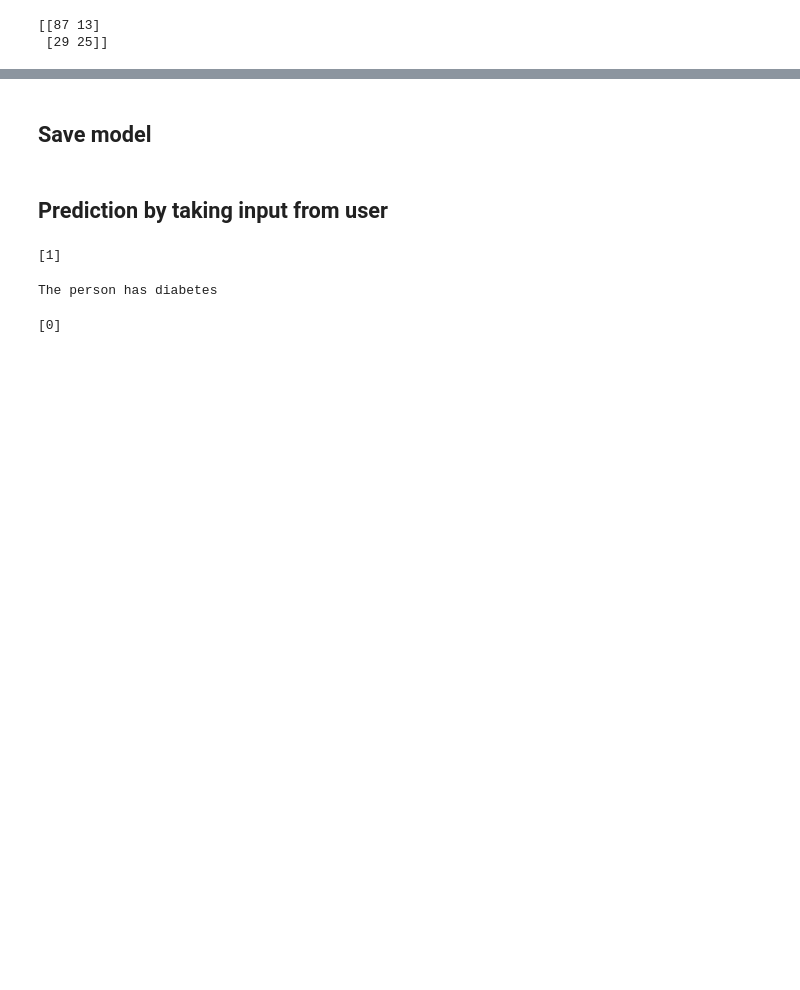
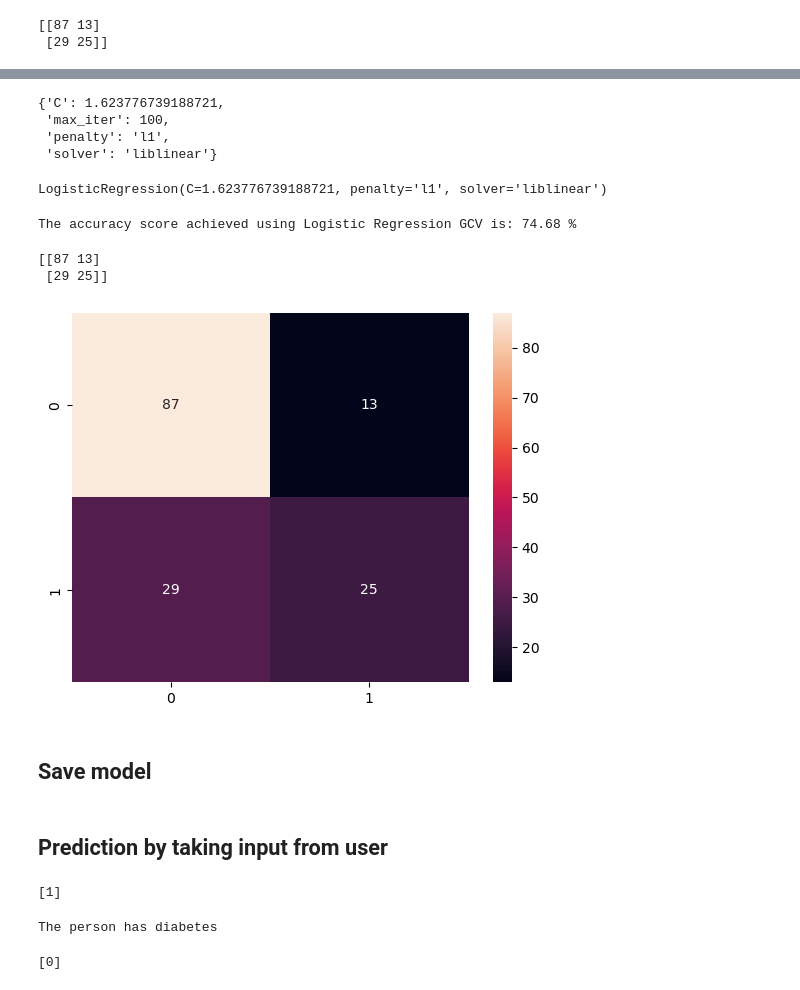
Before and after one commit to Sejalparate/diabetes-pred, a Jupyter notebook: analysis.ipynb, the cells around one changed output, grey strips where cells are left out. Cells and saved outputs as stored; diff of their text form; code cells hidden in the pictures; blank space fills up the shorter version.

```diff
--- a/analysis.ipynb
+++ b/analysis.ipynb
@@ -235,3 +301,33 @@ sns.heatmap(pd.DataFrame(cm_rfc), annot = True)
+# %%
+CV_lrc.best_params_
+# %% [output]
+{'C': 1.623776739188721,
+ 'max_iter': 100,
+ 'penalty': 'l1',
+ 'solver': 'liblinear'}
+# %%
+lr_gcv = LogisticRegression(C=1.623776739188721, max_iter=100, penalty='l1', solver='liblinear')
+# %%
+lr_gcv.fit(x_train,y_train)
+# %% [output]
+LogisticRegression(C=1.623776739188721, penalty='l1', solver='liblinear')
+# %%
+lr_gcv_pred = lr_gcv.predict(x_test)
+# %%
+score_lr_gcv = round(accuracy_score(y_test, rfc_pred)*100, 2)
+print("The accuracy score achieved using Logistic Regression GCV is: " +str(score_lr_gcv) + " %")
+# %% [output]
+The accuracy score achieved using Logistic Regression GCV is: 74.68 %
+# %%
+cm_lr_gcv =  confusion_matrix(y_test, lr_gcv_pred)
+print(cm_lr)
+# %% [output]
+[[87 13]
+ [29 25]]
+# %%
+sns.heatmap(pd.DataFrame(cm_lr_gcv), annot = True);
+# %% [output]
+[figure, added]
 # %% [markdown]
 ## Save model
 # %%
```
Also changed, not shown: parts of 36 cells of this notebook, 1 other file.
